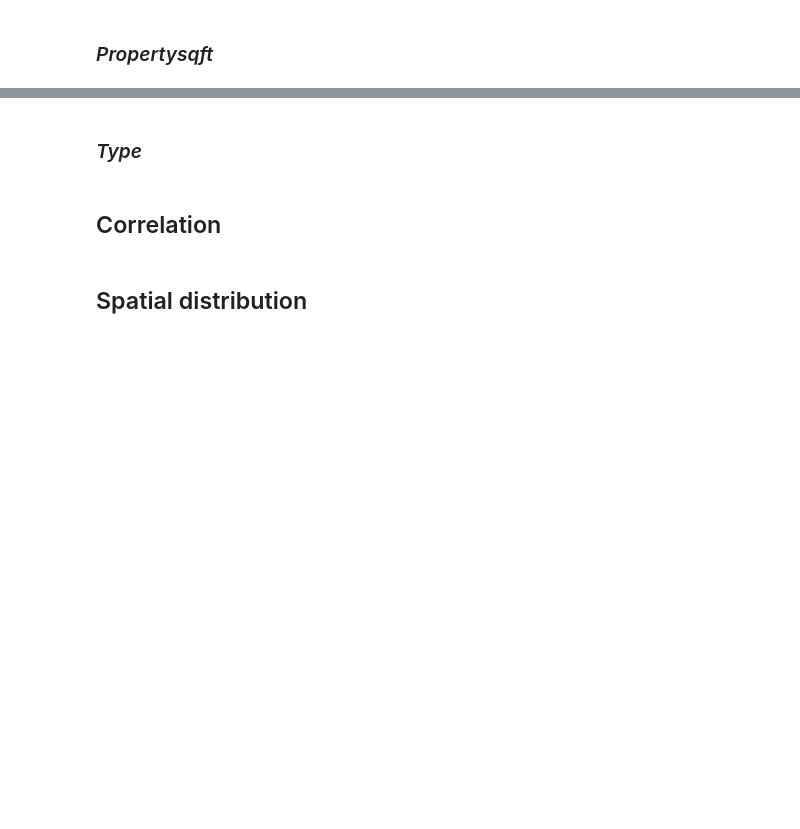
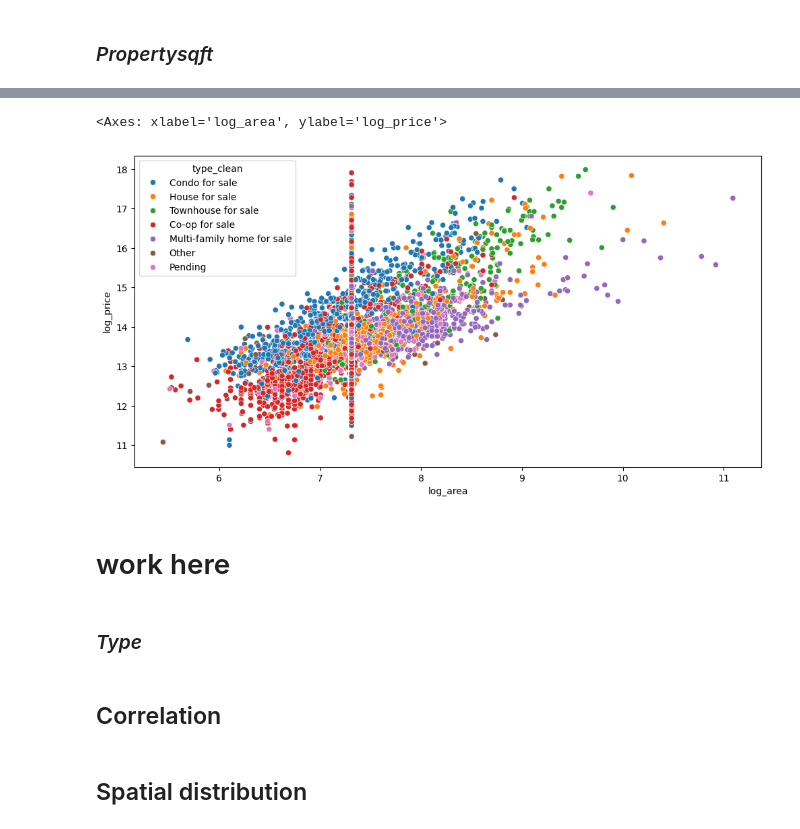
Before and after one commit to codekot/nyc-housing-project, a Jupyter notebook: notebooks/nyc_2024.ipynb, the cells around one changed output, grey strips where cells are left out. Saved outputs shown, nothing was run; the diff lists cells and outputs as text; code cells hidden in the pictures; blank space fills up the shorter version.

```diff
--- a/notebooks/nyc_2024.ipynb
+++ b/notebooks/nyc_2024.ipynb
@@ -820,2 +892,0 @@ sns.histplot(df.log_area)
-# %%
-df = df.drop(df[df.propertysqft>40000].index)
@@ -823,0 +893,6 @@ sns.boxplot(df.propertysqft)
+# %%
+plt.figure(figsize=(12, 6))
+sns.scatterplot(data=df, x='log_area', y='log_price', hue='type_clean')
+# %% [output]
+<Axes: xlabel='log_area', ylabel='log_price'>
+[figure, added]
@@ -824,3 +902,5 @@ sns.boxplot(df.propertysqft)
+# %% [markdown]
+# work here
 # %% [markdown]
 ### *Type*
 # %%
```
Also changed, not shown: parts of 17 cells of this notebook.
